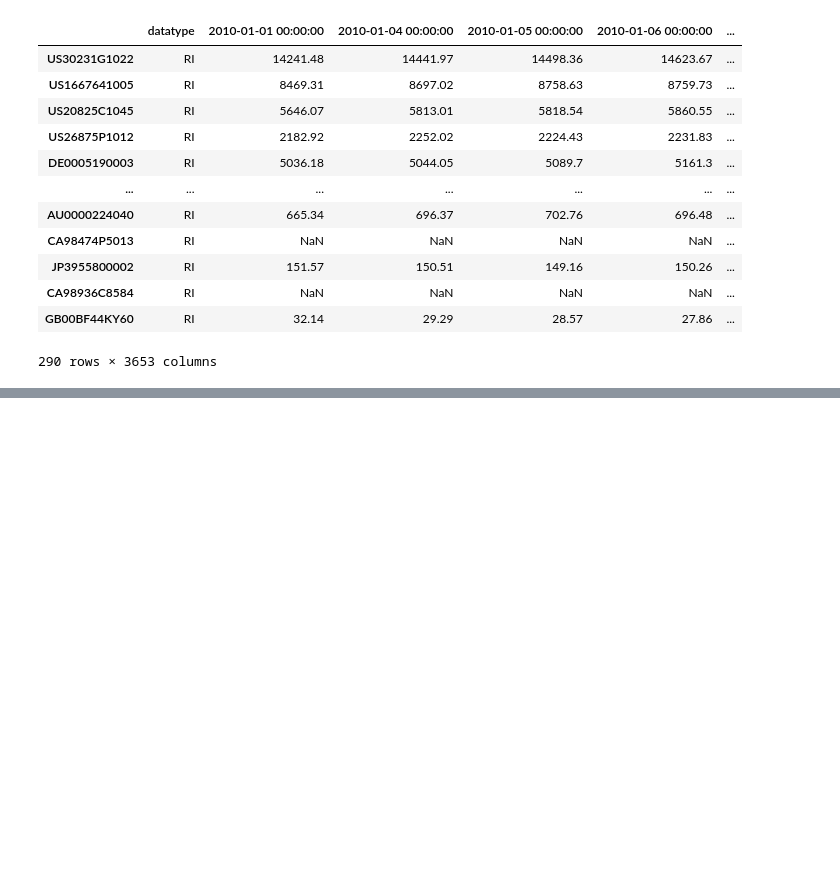
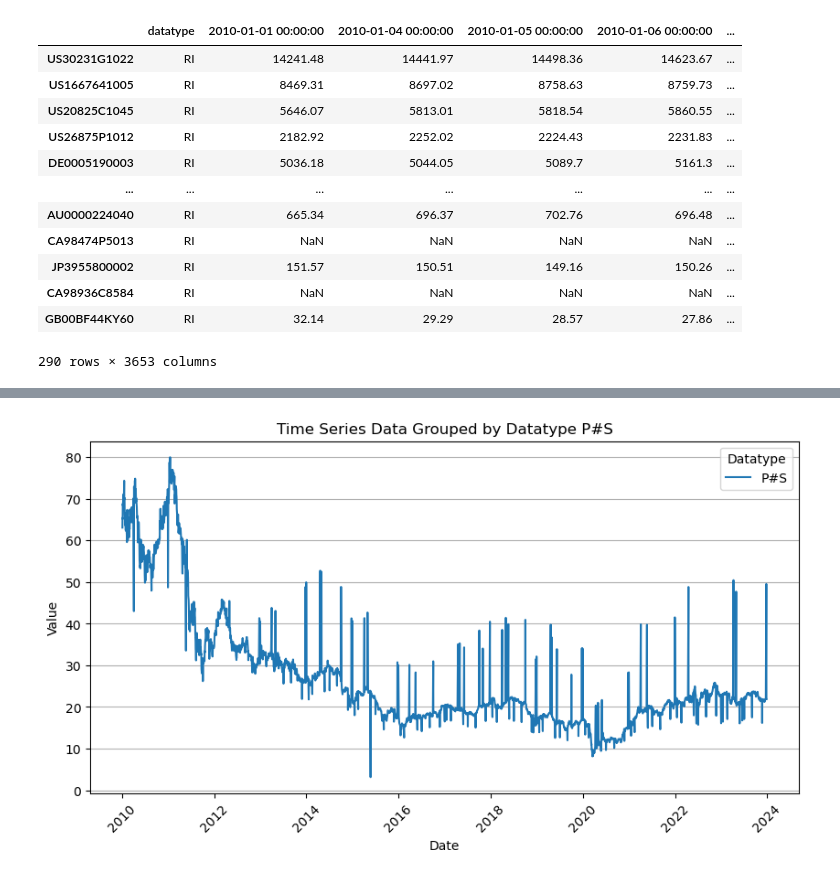
Before and after one commit to grallv/DSB2, a Jupyter notebook: Functions.ipynb, the cells around one changed output, grey strips where cells are left out. Saved outputs shown, nothing was run; the diff lists cells and outputs as text; code cells hidden in the pictures; blank space fills up the shorter version.

```diff
--- a/Functions.ipynb
+++ b/Functions.ipynb
@@ -317,0 +333,17 @@ combined_df_cleaned.to_csv('P_VO_RI.csv')
+# %%
+def plot_lineplot(row):
+    plt.figure(figsize=(10,5))
+
+    plt.plot(df_gr_transposed[row], label = row)
+
+    plt.xlabel('Date')
+    plt.ylabel('Value')
+    plt.title(f'Time Series Data Grouped by Datatype {row}')
+    plt.xticks(rotation=45)
+    plt.legend(title='Datatype')
+    plt.grid(axis='y')
+    plt.show()
+# %%
+plot_lineplot('P#S')
+# %% [output]
+[figure, added]
```
Also changed, not shown: parts of 22 cells of this notebook, 1 other file.
